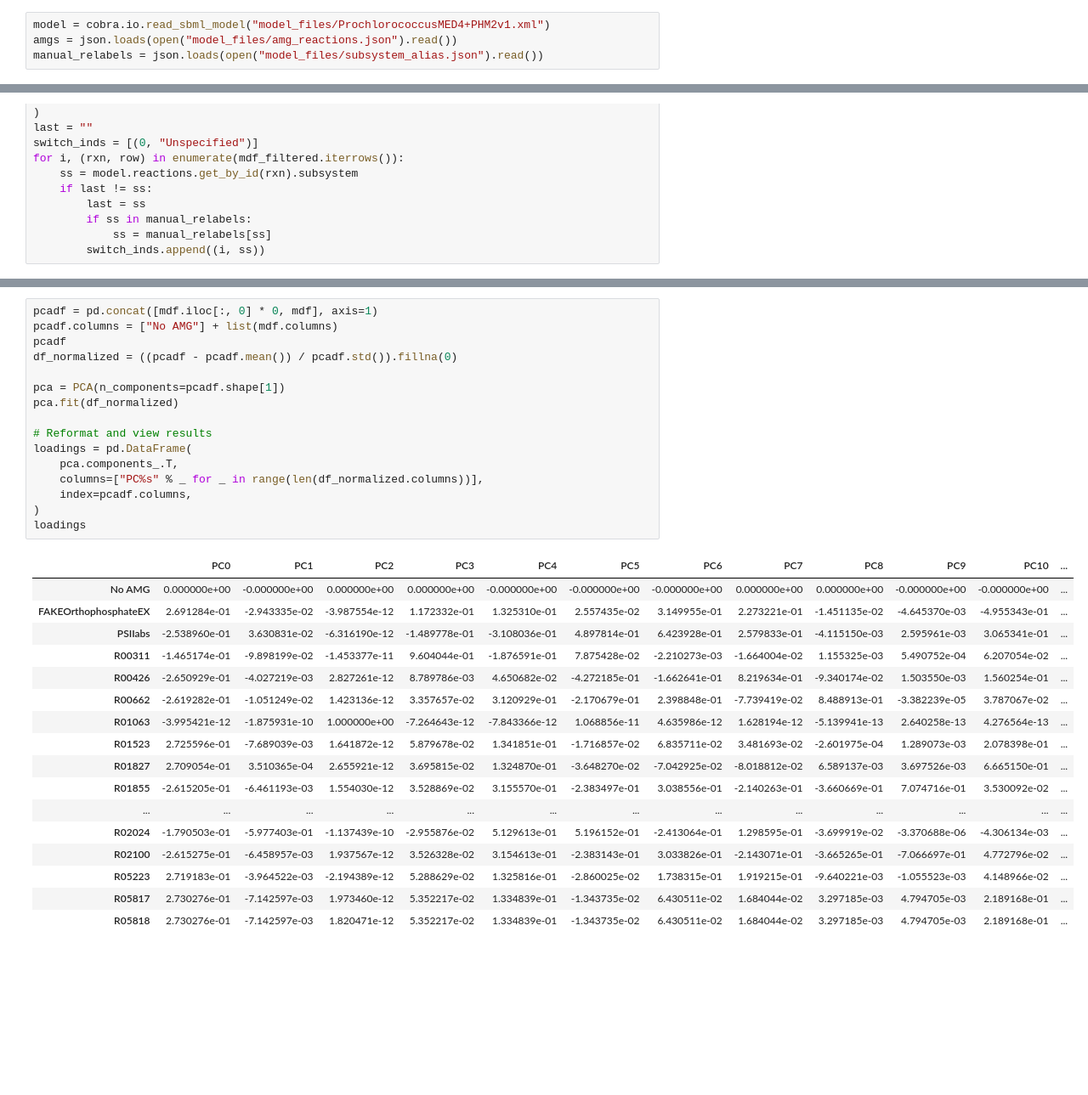
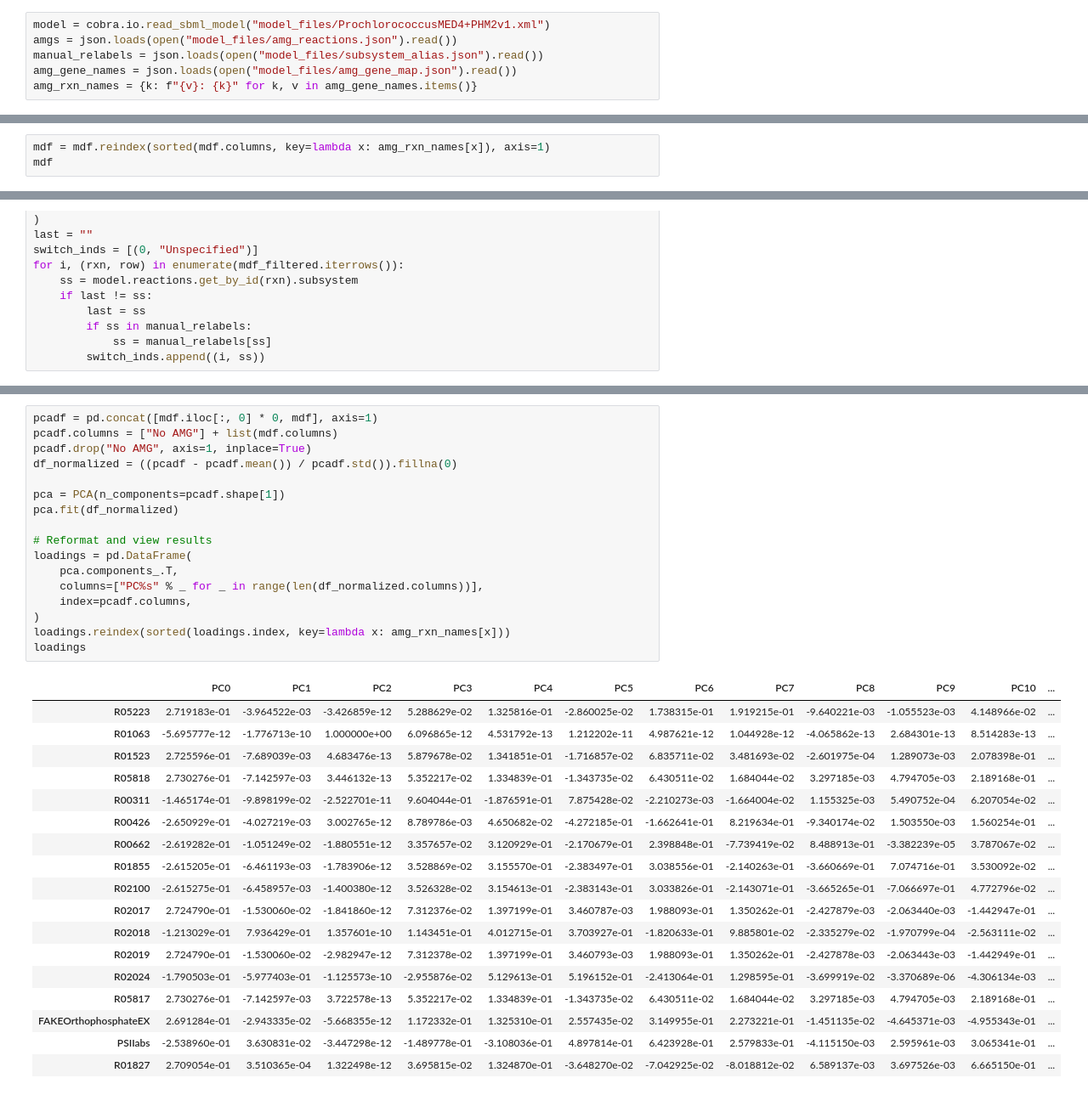
Before and after one commit to NWBRaVE/p-hm2-amgs-in-med4, a Jupyter notebook: phage_biomass_impact.ipynb, the cells around one changed output, grey strips where cells are left out. Shown at 85% size. Saved outputs shown, nothing was run; the diff lists cells and outputs as text; blank space fills up the shorter version.

```diff
--- a/phage_biomass_impact.ipynb
+++ b/phage_biomass_impact.ipynb
@@ -12,6 +13,8 @@ from plotting_utils import plot_impact_graph
 model = cobra.io.read_sbml_model("model_files/ProchlorococcusMED4+PHM2v1.xml")
 amgs = json.loads(open("model_files/amg_reactions.json").read())
 manual_relabels = json.loads(open("model_files/subsystem_alias.json").read())
+amg_gene_names = json.loads(open("model_files/amg_gene_map.json").read())
+amg_rxn_names = {k: f"{v}: {k}" for k, v in amg_gene_names.items()}
 # %%
 with model as healthy:
     fva_healthy = cobra.flux_analysis.flux_variability_analysis(healthy)
@@ -178,3 +189,6 @@ for amg, fva in sorted(amg_fvas.items()):
     mid_diff = mids - hmid
     mdiffs[amg] = mid_diff
 mdf = pd.DataFrame(mdiffs)
+# %%
+mdf = mdf.reindex(sorted(mdf.columns, key=lambda x: amg_rxn_names[x]), axis=1)
+mdf
@@ -261,35 +298,37 @@ plt.show()
 # %%
 pcadf = pd.concat([mdf.iloc[:, 0] * 0, mdf], axis=1)
 pcadf.columns = ["No AMG"] + list(mdf.columns)
-pcadf
+pcadf.drop("No AMG", axis=1, inplace=True)
 df_normalized = ((pcadf - pcadf.mean()) / pcadf.std()).fillna(0)
 
 pca = PCA(n_components=pcadf.shape[1])
 pca.fit(df_normalized)
 
 # Reformat and view results
 loadings = pd.DataFrame(
     pca.components_.T,
     columns=["PC%s" % _ for _ in range(len(df_normalized.columns))],
     index=pcadf.columns,
 )
+loadings.reindex(sorted(loadings.index, key=lambda x: amg_rxn_names[x]))
 loadings
 # %% [output]
 |  | PC0 | PC1 | PC2 | PC3 | PC4 | PC5 | PC6 | PC7 | PC8 | PC9 | PC10 | ... |
-| No AMG | 0.000000e+00 | -0.000000e+00 | 0.000000e+00 | 0.000000e+00 | -0.000000e+00 | -0.000000e+00 | -0.000000e+00 | 0.000000e+00 | 0.000000e+00 | -0.000000e+00 | -0.000000e+00 | ... |
-| FAKEOrthophosphateEX | 2.691284e-01 | -2.943335e-02 | -3.987554e-12 | 1.172332e-01 | 1.325310e-01 | 2.557435e-02 | 3.149955e-01 | 2.273221e-01 | -1.451135e-02 | -4.645370e-03 | -4.955343e-01 | ... |
-| PSIIabs | -2.538960e-01 | 3.630831e-02 | -6.316190e-12 | -1.489778e-01 | -3.108036e-01 | 4.897814e-01 | 6.423928e-01 | 2.579833e-01 | -4.115150e-03 | 2.595961e-03 | 3.065341e-01 | ... |
-| R00311 | -1.465174e-01 | -9.898199e-02 | -1.453377e-11 | 9.604044e-01 | -1.876591e-01 | 7.875428e-02 | -2.210273e-03 | -1.664004e-02 | 1.155325e-03 | 5.490752e-04 | 6.207054e-02 | ... |
-| R00426 | -2.650929e-01 | -4.027219e-03 | 2.827261e-12 | 8.789786e-03 | 4.650682e-02 | -4.272185e-01 | -1.662641e-01 | 8.219634e-01 | -9.340174e-02 | 1.503550e-03 | 1.560254e-01 | ... |
-| R00662 | -2.619282e-01 | -1.051249e-02 | 1.423136e-12 | 3.357657e-02 | 3.120929e-01 | -2.170679e-01 | 2.398848e-01 | -7.739419e-02 | 8.488913e-01 | -3.382239e-05 | 3.787067e-02 | ... |
-| R01063 | -3.995421e-12 | -1.875931e-10 | 1.000000e+00 | -7.264643e-12 | -7.843366e-12 | 1.068856e-11 | 4.635986e-12 | 1.628194e-12 | -5.139941e-13 | 2.640258e-13 | 4.276564e-13 | ... |
-| R01523 | 2.725596e-01 | -7.689039e-03 | 1.641872e-12 | 5.879678e-02 | 1.341851e-01 | -1.716857e-02 | 6.835711e-02 | 3.481693e-02 | -2.601975e-04 | 1.289073e-03 | 2.078398e-01 | ... |
-| R01827 | 2.709054e-01 | 3.510365e-04 | 2.655921e-12 | 3.695815e-02 | 1.324870e-01 | -3.648270e-02 | -7.042925e-02 | -8.018812e-02 | 6.589137e-03 | 3.697526e-03 | 6.665150e-01 | ... |
-| R01855 | -2.615205e-01 | -6.461193e-03 | 1.554030e-12 | 3.528869e-02 | 3.155570e-01 | -2.383497e-01 | 3.038556e-01 | -2.140263e-01 | -3.660669e-01 | 7.074716e-01 | 3.530092e-02 | ... |
-| ... | ... | ... | ... | ... | ... | ... | ... | ... | ... | ... | ... | ... |
-| R02024 | -1.790503e-01 | -5.977403e-01 | -1.137439e-10 | -2.955876e-02 | 5.129613e-01 | 5.196152e-01 | -2.413064e-01 | 1.298595e-01 | -3.699919e-02 | -3.370688e-06 | -4.306134e-03 | ... |
-| R02100 | -2.615275e-01 | -6.458957e-03 | 1.937567e-12 | 3.526328e-02 | 3.154613e-01 | -2.383143e-01 | 3.033826e-01 | -2.143071e-01 | -3.665265e-01 | -7.066697e-01 | 4.772796e-02 | ... |
-| R05223 | 2.719183e-01 | -3.964522e-03 | -2.194389e-12 | 5.288629e-02 | 1.325816e-01 | -2.860025e-02 | 1.738315e-01 | 1.919215e-01 | -9.640221e-03 | -1.055523e-03 | 4.148966e-02 | ... |
-| R05817 | 2.730276e-01 | -7.142597e-03 | 1.973460e-12 | 5.352217e-02 | 1.334839e-01 | -1.343735e-02 | 6.430511e-02 | 1.684044e-02 | 3.297185e-03 | 4.794705e-03 | 2.189168e-01 | ... |
-| R05818 | 2.730276e-01 | -7.142597e-03 | 1.820471e-12 | 5.352217e-02 | 1.334839e-01 | -1.343735e-02 | 6.430511e-02 | 1.684044e-02 | 3.297185e-03 | 4.794705e-03 | 2.189168e-01 | ... |
+| R05223 | 2.719183e-01 | -3.964522e-03 | -3.426859e-12 | 5.288629e-02 | 1.325816e-01 | -2.860025e-02 | 1.738315e-01 | 1.919215e-01 | -9.640221e-03 | -1.055523e-03 | 4.148966e-02 | ... |
+| R01063 | -5.695777e-12 | -1.776713e-10 | 1.000000e+00 | 6.096865e-12 | 4.531792e-13 | 1.212202e-11 | 4.987621e-12 | 1.044928e-12 | -4.065862e-13 | 2.684301e-13 | 8.514283e-13 | ... |
+| R01523 | 2.725596e-01 | -7.689039e-03 | 4.683476e-13 | 5.879678e-02 | 1.341851e-01 | -1.716857e-02 | 6.835711e-02 | 3.481693e-02 | -2.601975e-04 | 1.289073e-03 | 2.078398e-01 | ... |
+| R05818 | 2.730276e-01 | -7.142597e-03 | 3.446132e-13 | 5.352217e-02 | 1.334839e-01 | -1.343735e-02 | 6.430511e-02 | 1.684044e-02 | 3.297185e-03 | 4.794705e-03 | 2.189168e-01 | ... |
+| R00311 | -1.465174e-01 | -9.898199e-02 | -2.522701e-11 | 9.604044e-01 | -1.876591e-01 | 7.875428e-02 | -2.210273e-03 | -1.664004e-02 | 1.155325e-03 | 5.490752e-04 | 6.207054e-02 | ... |
+| R00426 | -2.650929e-01 | -4.027219e-03 | 3.002765e-12 | 8.789786e-03 | 4.650682e-02 | -4.272185e-01 | -1.662641e-01 | 8.219634e-01 | -9.340174e-02 | 1.503550e-03 | 1.560254e-01 | ... |
+| R00662 | -2.619282e-01 | -1.051249e-02 | -1.880551e-12 | 3.357657e-02 | 3.120929e-01 | -2.170679e-01 | 2.398848e-01 | -7.739419e-02 | 8.488913e-01 | -3.382239e-05 | 3.787067e-02 | ... |
+| R01855 | -2.615205e-01 | -6.461193e-03 | -1.783906e-12 | 3.528869e-02 | 3.155570e-01 | -2.383497e-01 | 3.038556e-01 | -2.140263e-01 | -3.660669e-01 | 7.074716e-01 | 3.530092e-02 | ... |
+| R02100 | -2.615275e-01 | -6.458957e-03 | -1.400380e-12 | 3.526328e-02 | 3.154613e-01 | -2.383143e-01 | 3.033826e-01 | -2.143071e-01 | -3.665265e-01 | -7.066697e-01 | 4.772796e-02 | ... |
+| R02017 | 2.724790e-01 | -1.530060e-02 | -1.841860e-12 | 7.312376e-02 | 1.397199e-01 | 3.460787e-03 | 1.988093e-01 | 1.350262e-01 | -2.427879e-03 | -2.063440e-03 | -1.442947e-01 | ... |
+| R02018 | -1.213029e-01 | 7.936429e-01 | 1.357601e-10 | 1.143451e-01 | 4.012715e-01 | 3.703927e-01 | -1.820633e-01 | 9.885801e-02 | -2.335279e-02 | -1.970799e-04 | -2.563111e-02 | ... |
+| R02019 | 2.724790e-01 | -1.530060e-02 | -2.982947e-12 | 7.312378e-02 | 1.397199e-01 | 3.460793e-03 | 1.988093e-01 | 1.350262e-01 | -2.427878e-03 | -2.063443e-03 | -1.442949e-01 | ... |
+| R02024 | -1.790503e-01 | -5.977403e-01 | -1.125573e-10 | -2.955876e-02 | 5.129613e-01 | 5.196152e-01 | -2.413064e-01 | 1.298595e-01 | -3.699919e-02 | -3.370689e-06 | -4.306134e-03 | ... |
+| R05817 | 2.730276e-01 | -7.142597e-03 | 3.722578e-13 | 5.352217e-02 | 1.334839e-01 | -1.343735e-02 | 6.430511e-02 | 1.684044e-02 | 3.297185e-03 | 4.794705e-03 | 2.189168e-01 | ... |
+| FAKEOrthophosphateEX | 2.691284e-01 | -2.943335e-02 | -5.668355e-12 | 1.172332e-01 | 1.325310e-01 | 2.557435e-02 | 3.149955e-01 | 2.273221e-01 | -1.451135e-02 | -4.645371e-03 | -4.955343e-01 | ... |
+| PSIIabs | -2.538960e-01 | 3.630831e-02 | -3.447298e-12 | -1.489778e-01 | -3.108036e-01 | 4.897814e-01 | 6.423928e-01 | 2.579833e-01 | -4.115150e-03 | 2.595961e-03 | 3.065341e-01 | ... |
+| R01827 | 2.709054e-01 | 3.510365e-04 | 1.322498e-12 | 3.695815e-02 | 1.324870e-01 | -3.648270e-02 | -7.042925e-02 | -8.018812e-02 | 6.589137e-03 | 3.697526e-03 | 6.665150e-01 | ... |
 # %%
```
Also changed, not shown: parts of 8 cells of this notebook, 2 other files.
